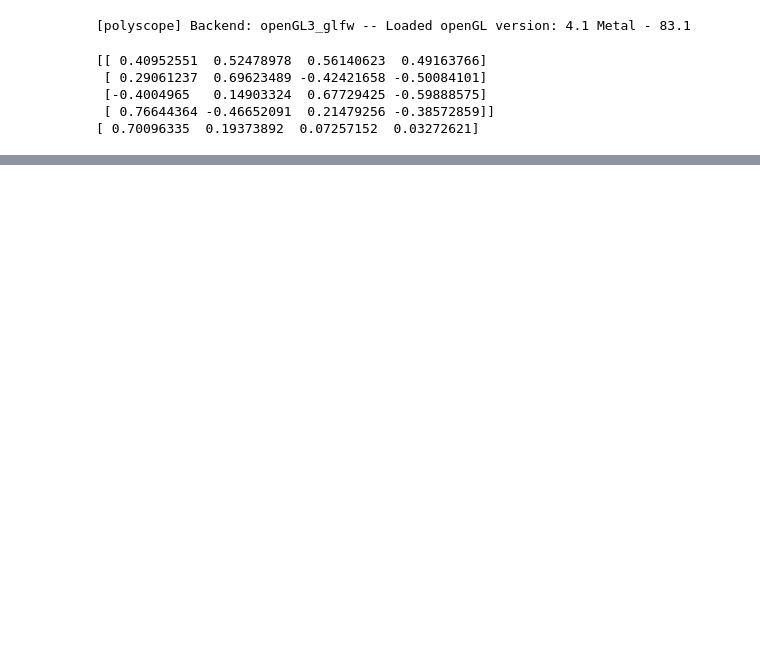
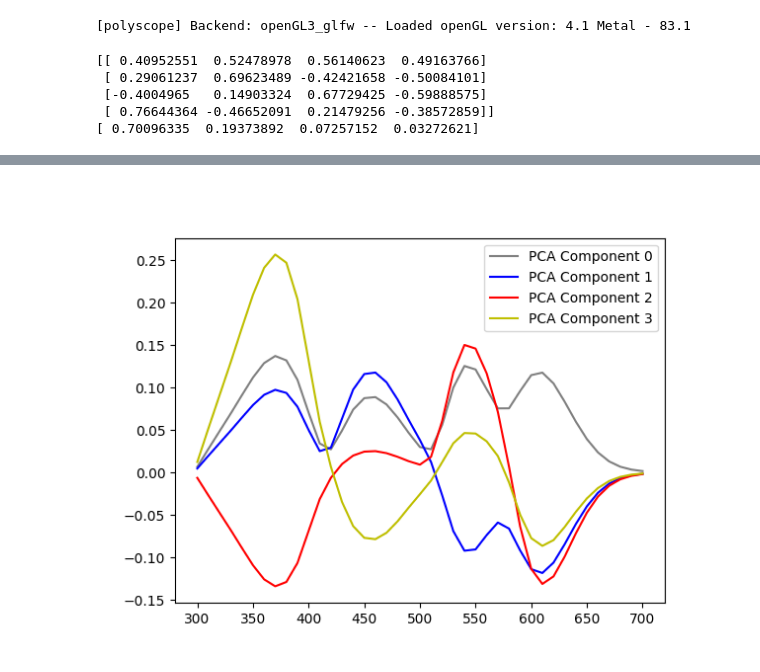
Before and after one commit to varunneal/ChromaLab, a Jupyter notebook: notebooks/assc-27/bird-pca-analysis.ipynb, the cells around one changed output, grey strips where cells are left out. Saved outputs shown, nothing was run; the diff lists cells and outputs as text; code cells hidden in the pictures; blank space fills up the shorter version.

```diff
--- a/notebooks/assc-27/bird-pca-analysis.ipynb
+++ b/notebooks/assc-27/bird-pca-analysis.ipynb
@@ -42,0 +53,4 @@ tetrachromat_analysis.doConeResponsePCA()
+# %%
+tetrachromat_analysis.plotTransformedConeFunds()
+# %% [output]
+[figure, added]
```
Also changed, not shown: parts of 6 cells of this notebook, 8 other files.
